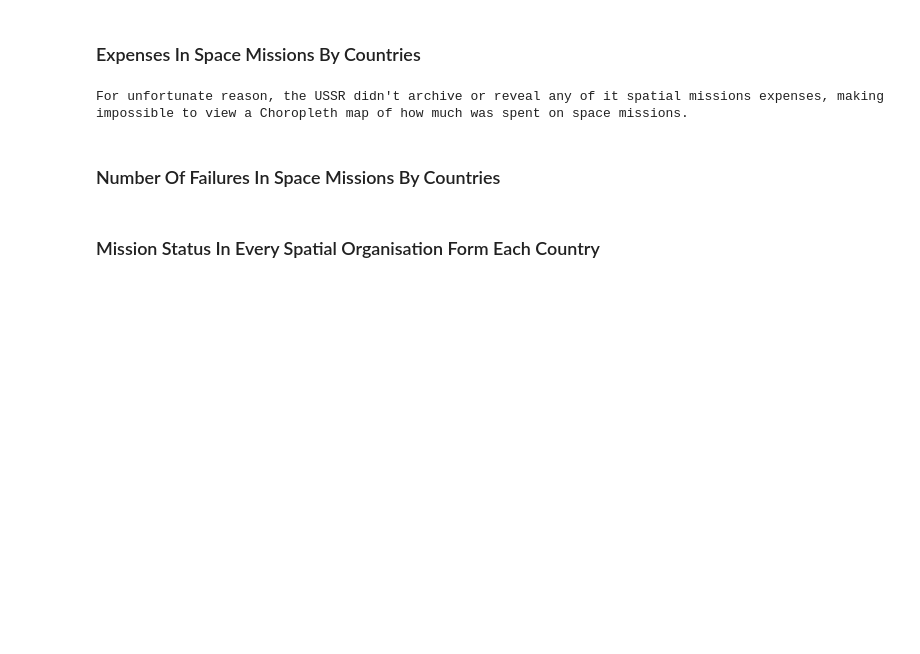
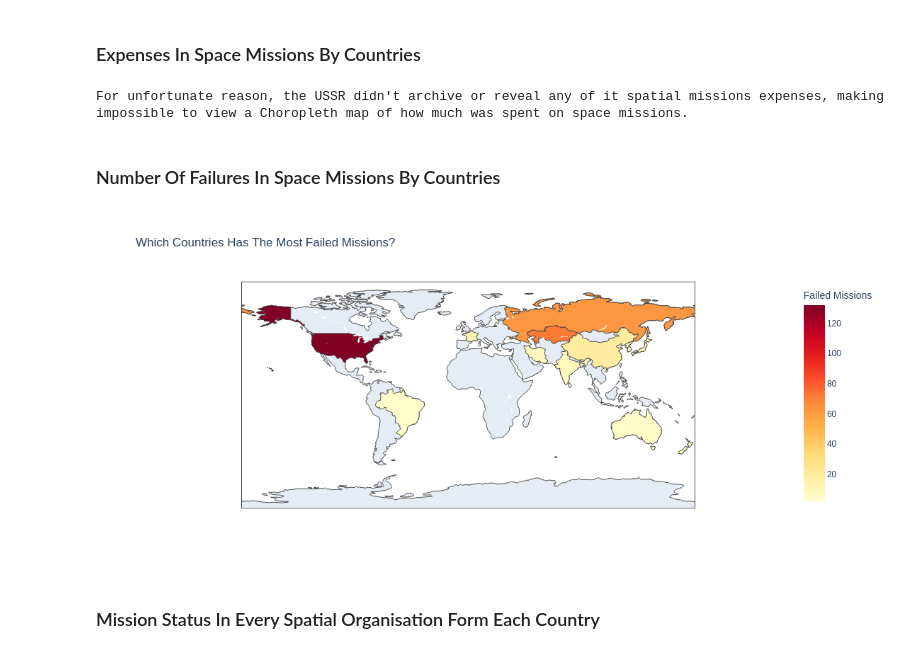
Before and after one commit to RedeemedSpoon/Space-Exploration, a Jupyter notebook: Space-Missions.ipynb, the cells around one changed output. Drawn from its saved outputs; the diff is of its cells as text; code cells hidden in the pictures; blank space fills up the shorter version.

```diff
--- a/Space-Missions.ipynb
+++ b/Space-Missions.ipynb
@@ -275,19 +286,20 @@ For unfortunate reason, the USSR didn't archive or reveal any of it spatial miss
 # %%
 country_failed_count = data[data['Mission_Status'] == 'Failure'].groupby('ISO', as_index=True).size().sort_values(ascending=False)
 
 fig = px.choropleth(country_failed_count,
                     locations=country_failed_count.index,
                     color=country_failed_count.values,
                     hover_name=country_failed_count.index,
                     title="Which Countries Has The Most Failed Missions?",
                     color_continuous_scale="YlOrRd",
                     width=800,
                     height=500
 )
 
 fig.update_traces(hovertemplate='%{location}: %{z} Failed Missions')
 fig.update_layout(coloraxis_colorbar_title="Failed Missions").show()
-del country_failed_count
+# %% [output]
+[figure, added]
 # %% [markdown]
 ### Mission Status In Every Spatial Organisation Form Each Country
 # %%
```
Also changed, not shown: parts of 12 cells of this notebook.
